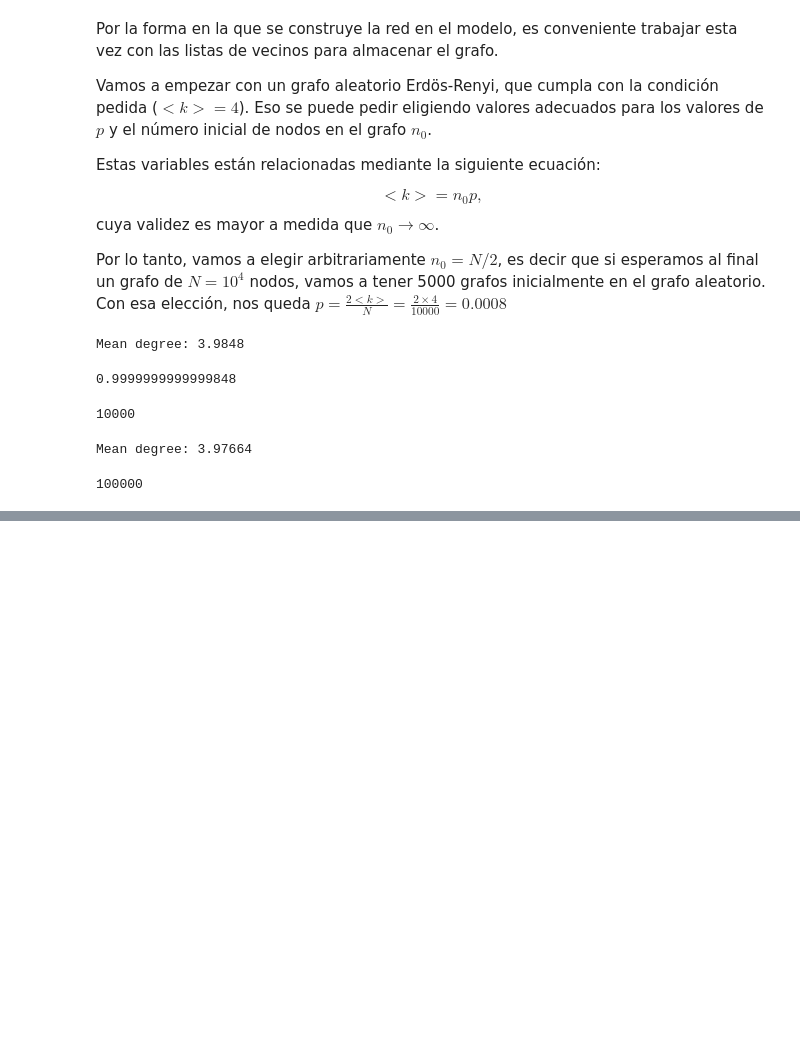
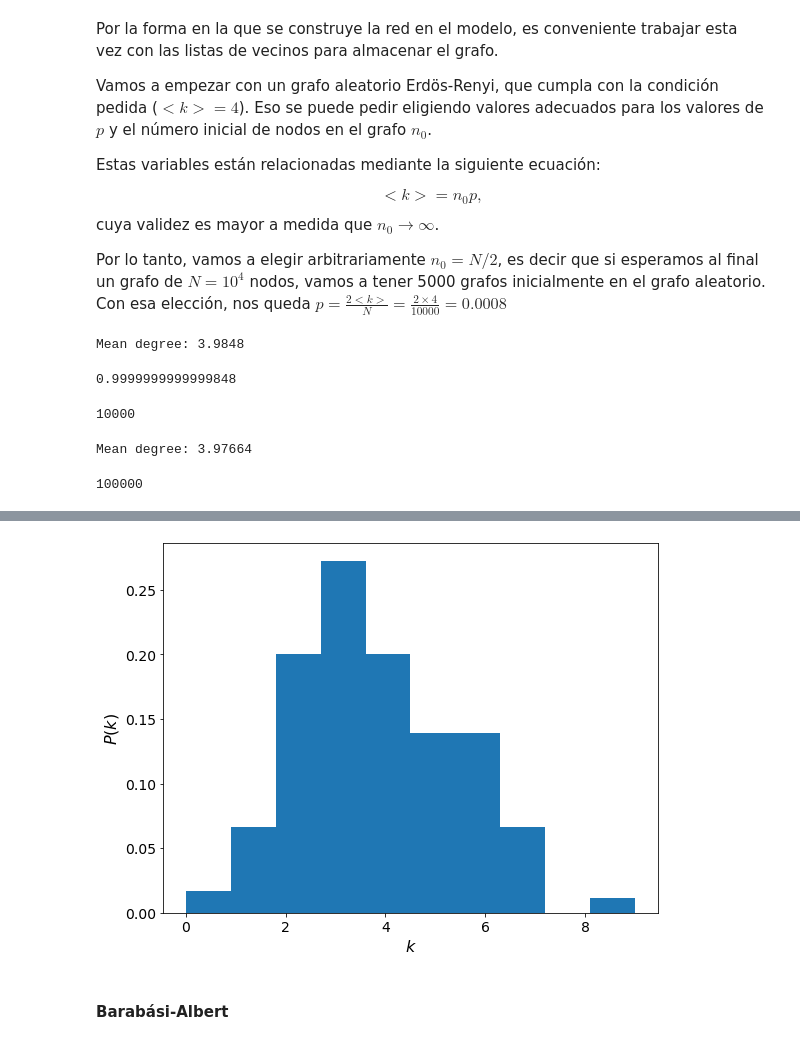
Before and after one commit to nicolasvazquez95/RedesComplejas_famaf, a Jupyter notebook: soluciones/tp4/problema2.ipynb, the cells around one changed output, grey strips where cells are left out. Drawn from its saved outputs; the diff is of its cells as text; code cells hidden in the pictures; blank space fills up the shorter version.

```diff
--- a/soluciones/tp4/problema2.ipynb
+++ b/soluciones/tp4/problema2.ipynb
@@ -214,0 +282,12 @@ len(neighbor_list)
+# %%
+plt.figure(figsize=(8,6))
+plt.hist(degrees_er,density=True,bins=10)
+plt.xlabel('$k$',size=16)
+plt.ylabel('$P(k)$',size=16)
+plt.xticks(size=14)
+plt.yticks(size=14)
+plt.tight_layout()
+# %% [output]
+[figure, added]
+# %% [markdown]
+#### Barabási-Albert
```
Also changed, not shown: parts of 20 cells of this notebook.
